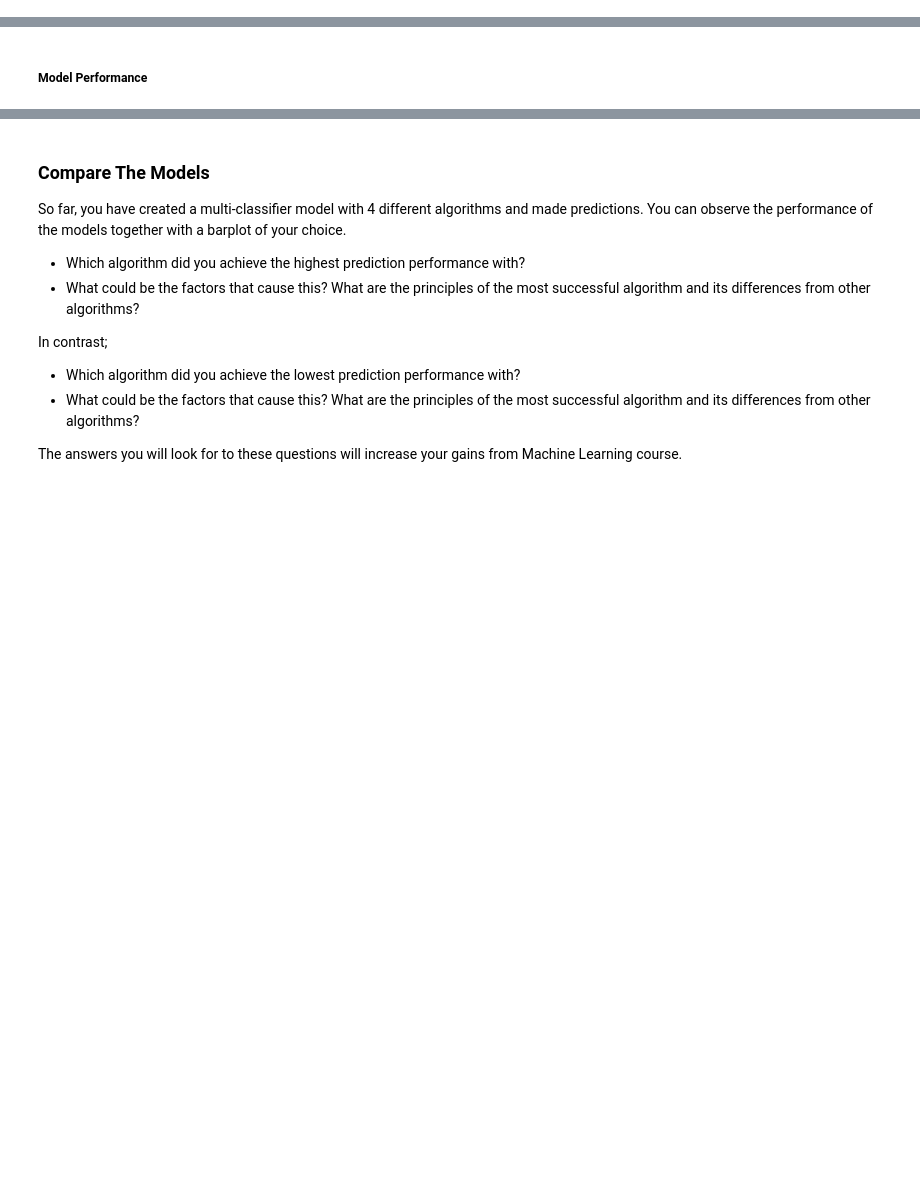
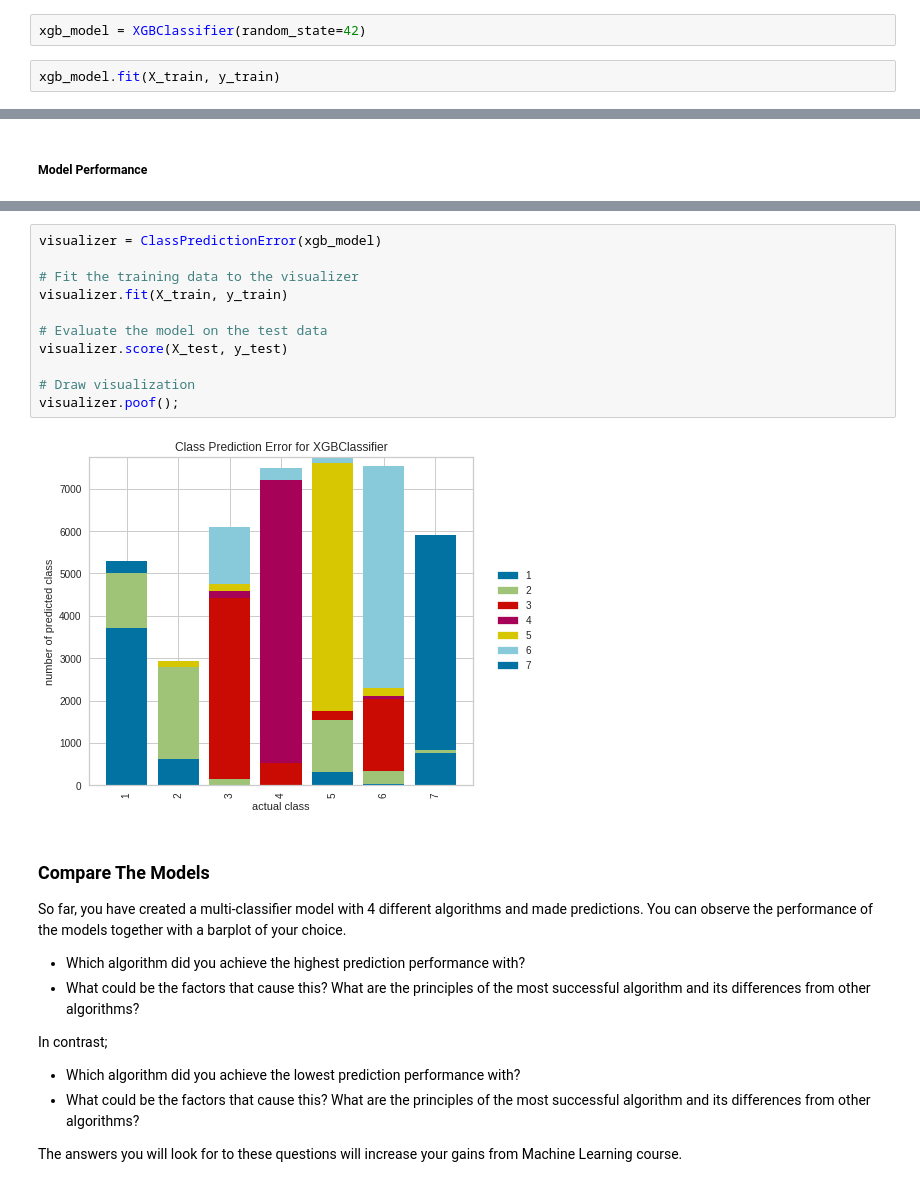
Before and after one commit to halit-vural/CW-Asg-HV-2022, a Jupyter notebook: CW-ML2-Asg3-Tree_Types_C9807-Halit_20220130.ipynb, the cells around one changed output, grey strips where cells are left out. Saved outputs shown, nothing was run; the diff lists cells and outputs as text; blank space fills up the shorter version.

```diff
--- a/CW-ML2-Asg3-Tree_Types_C9807-Halit_20220130.ipynb
+++ b/CW-ML2-Asg3-Tree_Types_C9807-Halit_20220130.ipynb
@@ -885,0 +1075,4 @@ weighted avg       1.00      1.00      1.00    172225
+# %%
+xgb_model = XGBClassifier(random_state=42)
+# %%
+xgb_model.fit(X_train, y_train)
@@ -888,3 +1110,16 @@ weighted avg       1.00      1.00      1.00    172225
+# %%
+visualizer = ClassPredictionError(xgb_model)
+
+# Fit the training data to the visualizer
+visualizer.fit(X_train, y_train)
+
+# Evaluate the model on the test data
+visualizer.score(X_test, y_test)
+
+# Draw visualization
+visualizer.poof();
+# %% [output]
+[figure, added]
 # %% [markdown]
 ### Compare The Models
 
```
Also changed, not shown: parts of 33 cells of this notebook.
